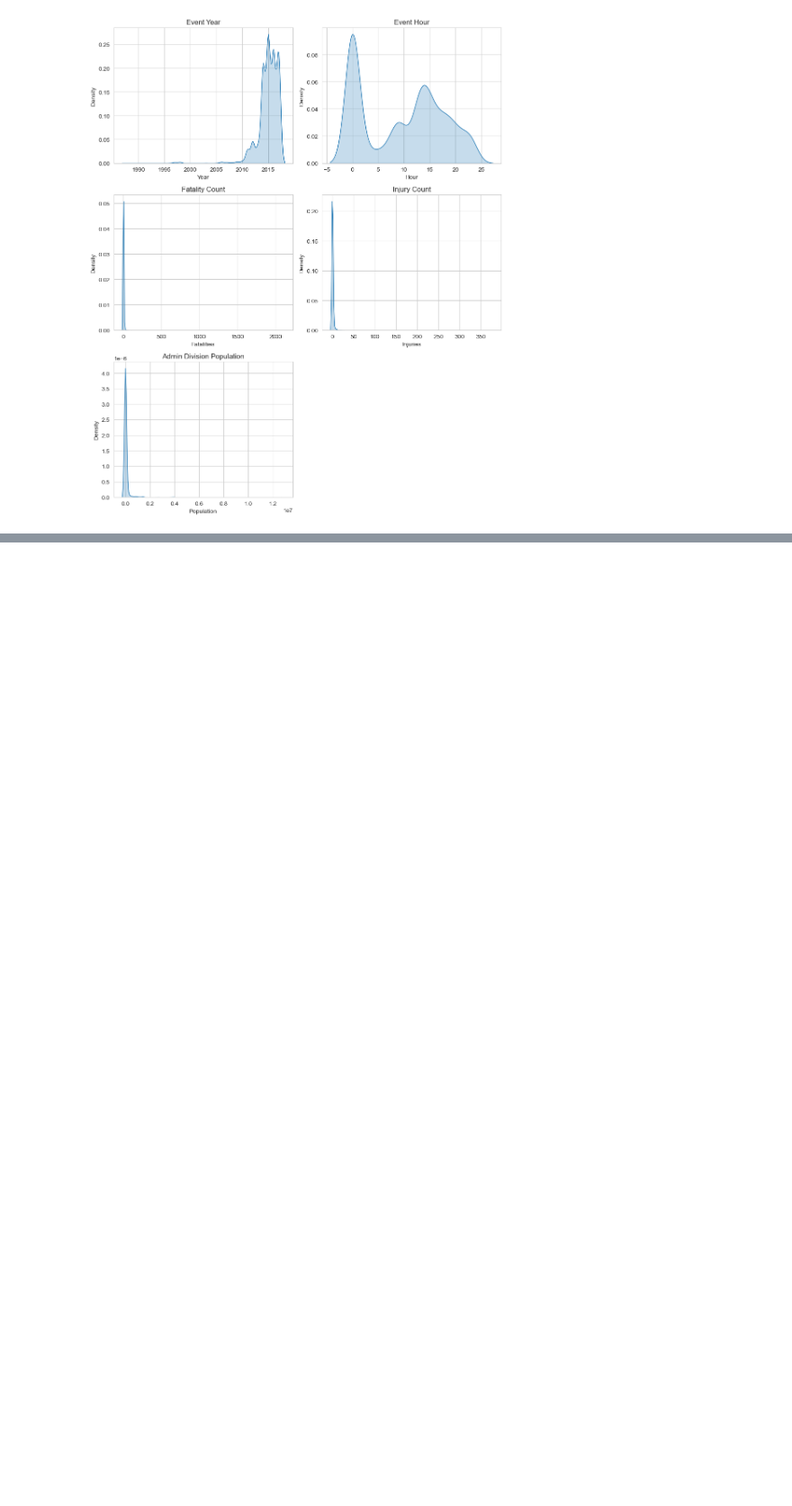
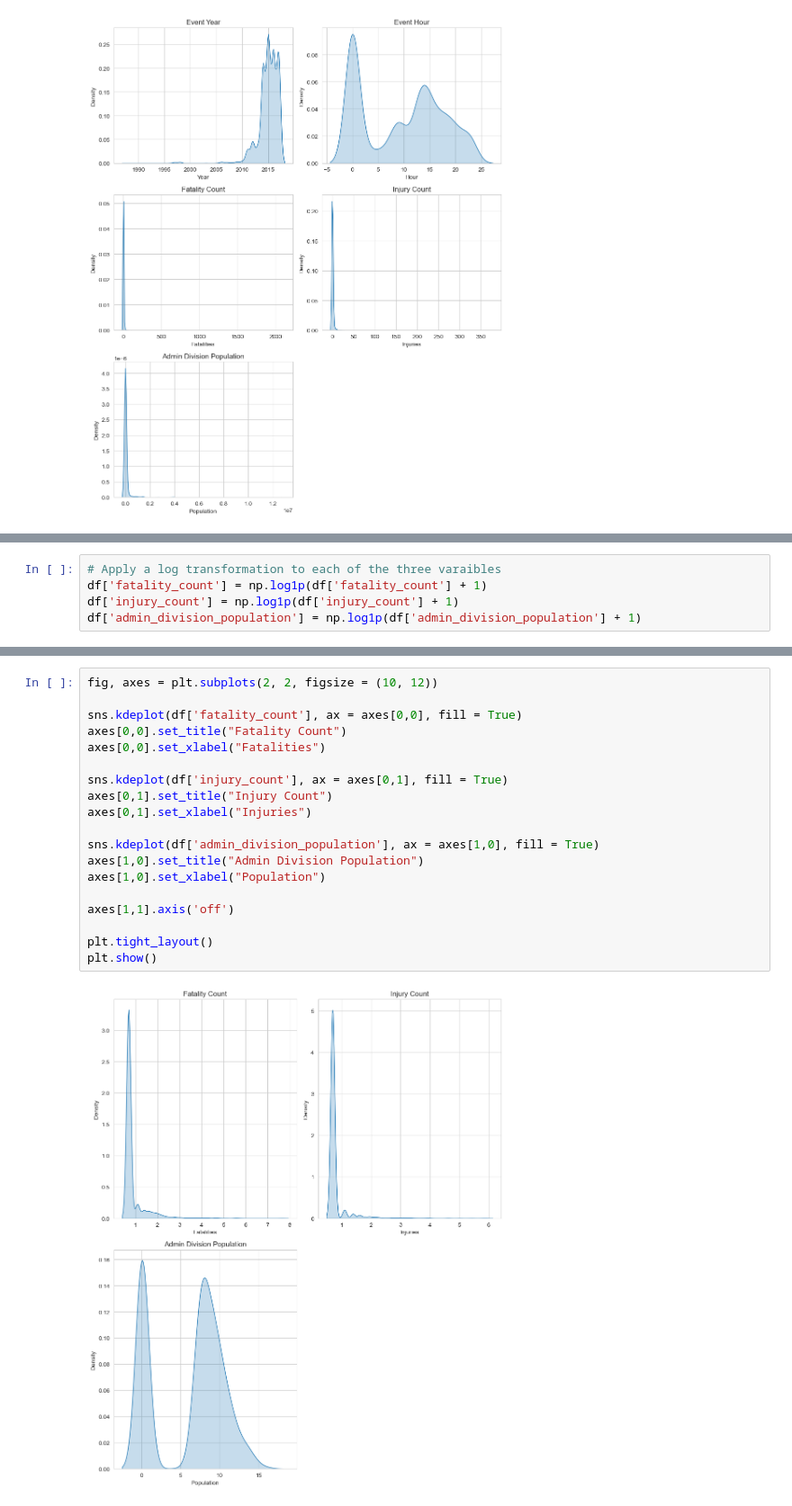
Before and after one commit to n-ferrante/Global_Landslides, a Jupyter notebook: notebooks/02_exploratory_data_analysis2.ipynb, the cells around one changed output, grey strips where cells are left out. Shown: that part at 90% size. Drawn from its saved outputs; the diff is of its cells as text; blank space fills up the shorter version.

```diff
--- a/notebooks/02_exploratory_data_analysis2.ipynb
+++ b/notebooks/02_exploratory_data_analysis2.ipynb
@@ -58,0 +107,5 @@ plt.show()
+# %%
+# Apply a log transformation to each of the three varaibles
+df['fatality_count'] = np.log1p(df['fatality_count'] + 1)
+df['injury_count'] = np.log1p(df['injury_count'] + 1)
+df['admin_division_population'] = np.log1p(df['admin_division_population'] + 1)
@@ -58,0 +127,21 @@ plt.show()
+# %%
+fig, axes = plt.subplots(2, 2, figsize = (10, 12))
+
+sns.kdeplot(df['fatality_count'], ax = axes[0,0], fill = True)
+axes[0,0].set_title("Fatality Count")
+axes[0,0].set_xlabel("Fatalities")
+
+sns.kdeplot(df['injury_count'], ax = axes[0,1], fill = True)
+axes[0,1].set_title("Injury Count")
+axes[0,1].set_xlabel("Injuries")
+
+sns.kdeplot(df['admin_division_population'], ax = axes[1,0], fill = True)
+axes[1,0].set_title("Admin Division Population")
+axes[1,0].set_xlabel("Population")
+
+axes[1,1].axis('off')
+
+plt.tight_layout()
+plt.show()
+# %% [output]
+[figure, added]
```
Also changed, not shown: parts of 19 cells of this notebook, 1 other file.
